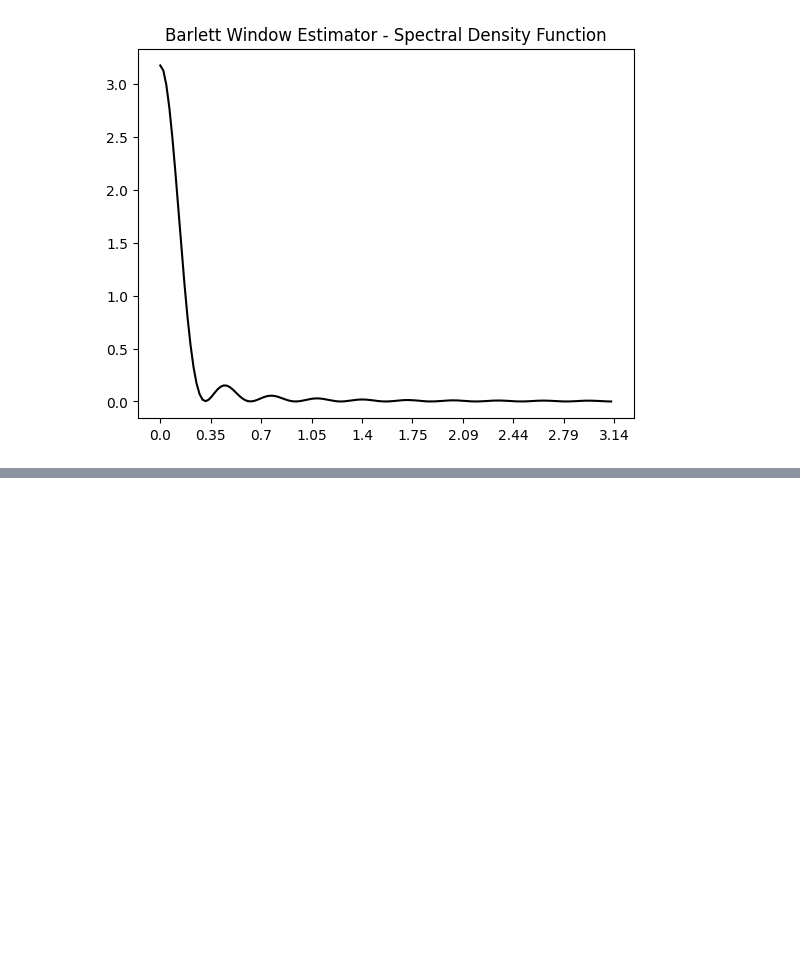
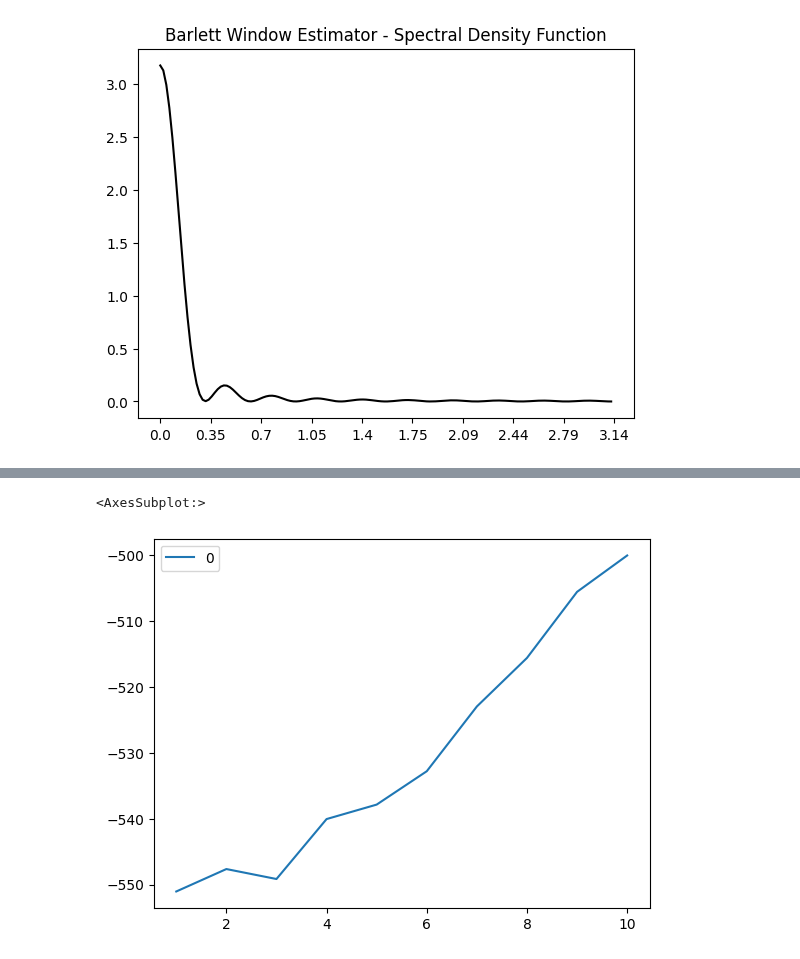
Before and after one commit to eduardo-contreras-dominguez/Time-Series-Analysis, a Jupyter notebook: Chapter 1.5 (Forecasting Time Series and Examples).ipynb, the cells around one changed output, grey strips where cells are left out. Drawn from its saved outputs; the diff is of its cells as text; code cells hidden in the pictures; blank space fills up the shorter version.

Commit message:
Analyzing some time series.

```diff
--- a/Chapter 1.5 (Forecasting Time Series and Examples).ipynb
+++ b/Chapter 1.5 (Forecasting Time Series and Examples).ipynb
@@ -128,0 +147,20 @@ NON STATIONARITY
+# %%
+def akaike(data, pmax):
+    """
+    data: Time Series
+    pmax: Maximum order of the model
+
+    return: Akaike information criterion
+    """
+    output = dict()
+    for n in range(1, pmax+1):
+        res = AutoReg(data, n, old_names=False).fit()
+        output[n] = res.aicc
+    df = pd.DataFrame(data = list(output.values()), index = list(output.keys()))
+    return df.plot()
+# %%
+%%capture --no-display
+akaike(df_serie, 10)
+# %% [output]
+<AxesSubplot:>
+[figure, added]
```
Also changed, not shown: parts of 9 cells of this notebook.
